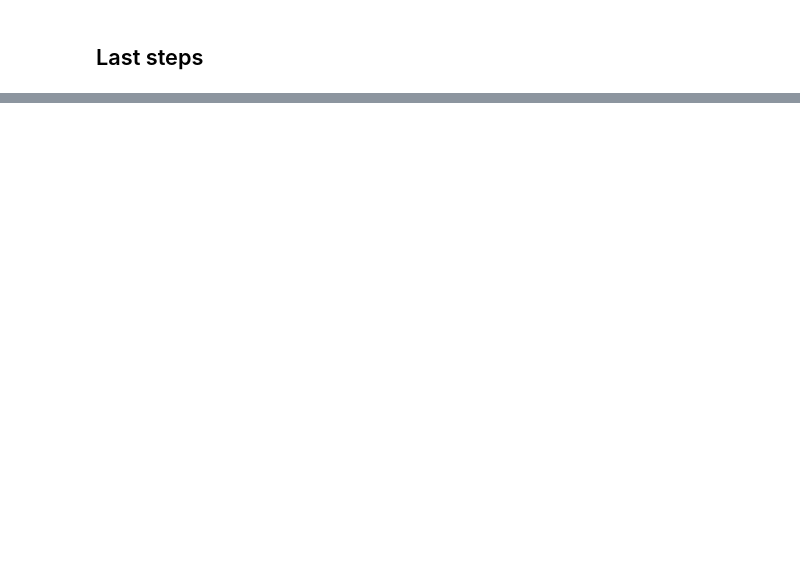
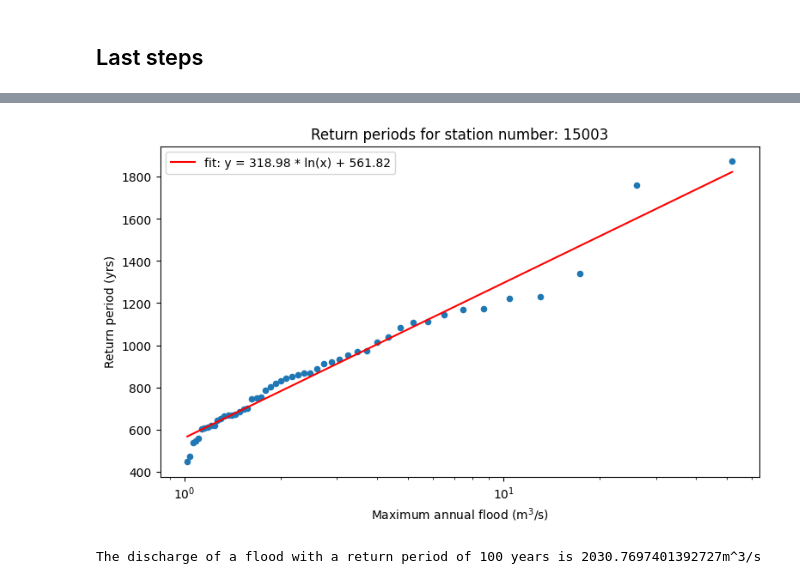
Before and after one commit to simon-m-mudd/physical_geography_practicals, a Jupyter notebook: physical_geography_flood_practical.ipynb, the cells around one changed output, grey strips where cells are left out. Cells and saved outputs as stored; diff of their text form; code cells hidden in the pictures; blank space fills up the shorter version.

Commit message:
Trying to work with a truncated record

```diff
--- a/physical_geography_flood_practical.ipynb
+++ b/physical_geography_flood_practical.ipynb
@@ -452,0 +604,6 @@ print("The discharge of a flood with a return period of "+str(big_return_period)
+# %%
+years_to_remove = 20
+amax_flow_df_short = amax_flow_df.iloc[:-years_to_remove]
+# %%
+amax_flow_df_short['rank_column'] = amax_flow_df_short['amax-flow'].rank(ascending=False).astype(int)
+amax_flow_df_short.head(10)
@@ -452,0 +627,3 @@ print("The discharge of a flood with a return period of "+str(big_return_period)
+# %%
+n_records = len(amax_flow_df_short['amax-flow'])
+print("The number of years on record is: "+str(n_records))
@@ -452,0 +632,3 @@ print("The discharge of a flood with a return period of "+str(big_return_period)
+# %%
+amax_flow_df_short['return_period'] = (n_records+1)/amax_flow_df_short['rank_column']
+amax_flow_df_short.head(10)
@@ -452,0 +652,45 @@ print("The discharge of a flood with a return period of "+str(big_return_period)
+# %%
+import numpy as np
+from scipy.stats import linregress
+import matplotlib.pyplot as plt
+
+# This makes a scatter plot
+ax = amax_flow_df_short.plot.scatter(x='return_period', y='amax-flow', figsize=(9, 5))
+
+# Set x-axis label
+plt.xlabel('Maximum annual flood (m$^3$/s)')
+
+# Set y-axis label
+plt.ylabel('Return period (yrs)')
+
+# Set the title
+plt.title('Return periods for station number: '+str(station))
+
+# Set x-axis to logarithmic scale
+ax.set_xscale('log')
+
+# Perform a linear regression on the natural log of the x data
+sslope, sintercept, sr_value, sp_value, sstd_err = linregress(np.log(amax_flow_df_short['return_period']), amax_flow_df_short['amax-flow'])
+
+# Create a range of x values for the fitted line
+x_fit = np.linspace(min(amax_flow_df_short['return_period']), max(amax_flow_df_short['return_period']), num=500)
+
+# Calculate the corresponding y values for the fitted line
+y_fit = sslope * np.log(x_fit) + sintercept
+
+# Plot the fitted line
+plt.plot(x_fit, y_fit, 'r', label=f'fit: y = {sslope:.2f} * ln(x) + {sintercept:.2f}')
+
+# Show the legend
+plt.legend()
+
+# Show the plot
+plt.show()
+# %% [output]
+[figure, added]
+# %%
+big_return_period = 100
+flood_big = sslope*np.log(big_return_period)+ sintercept
+print("The discharge of a flood with a return period of "+str(big_return_period)+ " years is "+str(flood_big) + "m^3/s")
+# %% [output]
+The discharge of a flood with a return period of 100 years is 2030.7697401392727m^3/s
```
Also changed, not shown: parts of 32 cells of this notebook.
